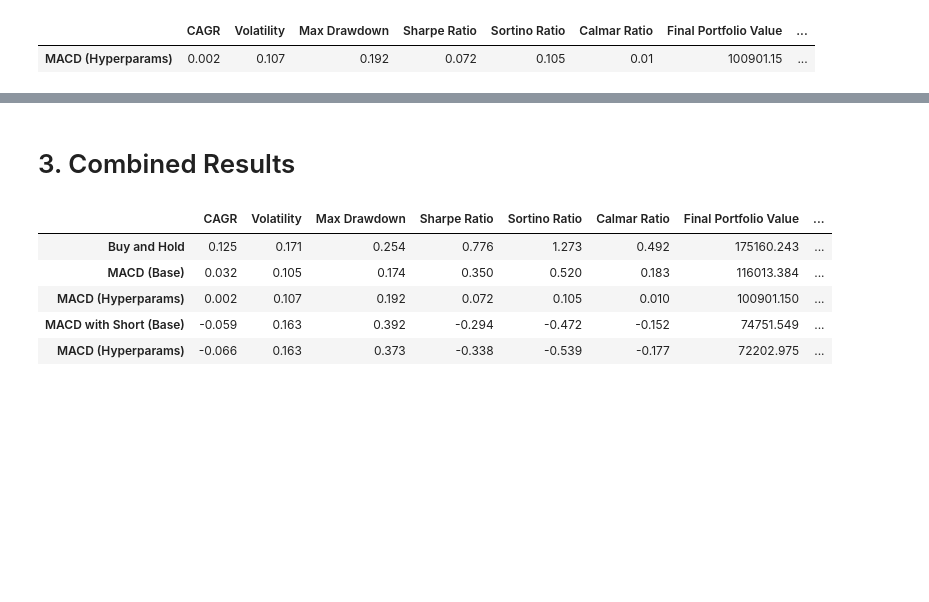
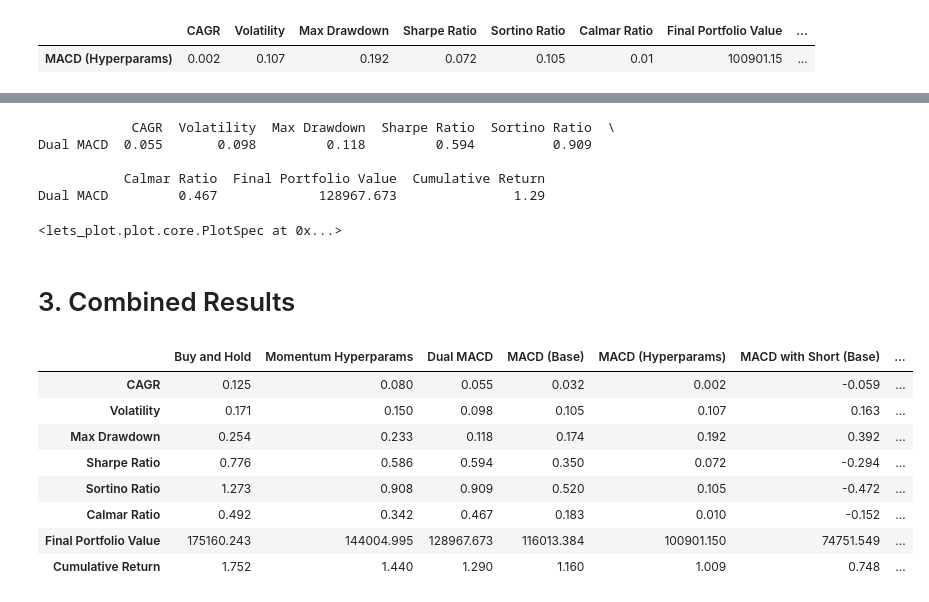
Before and after one commit to njh18/qf627-project, a Jupyter notebook: QF627_group_9_combined.ipynb, the cells around one changed output, grey strips where cells are left out. Drawn from its saved outputs; the diff is of its cells as text; code cells hidden in the pictures; blank space fills up the shorter version.

Commit message:
Add dual MACD

```diff
--- a/QF627_group_9_combined.ipynb
+++ b/QF627_group_9_combined.ipynb
@@ -666,0 +725,10 @@ combined_results.append(vol_clustering_macd_metric)
+# %%
+momentum_hyperparam_metrics =\
+(
+    compute_performance_metrics(
+        best_momentum_df['strategy_returns'],
+        initial_capital=starting_capital,
+        strategy='Momentum Hyperparams'
+    )
+)
+momentum_hyperparam_metrics
@@ -666,0 +738,2 @@ combined_results.append(vol_clustering_macd_metric)
+# %%
+combined_results.append(momentum_hyperparam_metrics)
@@ -667,17 +787,48 @@ combined_results.append(vol_clustering_macd_metric)
+# %%
+dual_macd_metrics = \
+(
+    compute_performance_metrics(
+        log_returns=dual_macd['strategy_returns'].fillna(0),
+        initial_capital=starting_capital,
+        strategy = 'Dual MACD'
+    )
+)
+print(dual_macd_metrics)
+# %% [output]
+            CAGR  Volatility  Max Drawdown  Sharpe Ratio  Sortino Ratio  \
+Dual MACD  0.055       0.098         0.118         0.594          0.909
+
+           Calmar Ratio  Final Portfolio Value  Cumulative Return
+Dual MACD         0.467             128967.673               1.29
+# %%
+(
+    plot_cumulative_returns(
+        df =dual_macd.reset_index(),
+        passive_column='cumulative_passive_returns',
+        strategy_column='cumulative_strategy_returns'
+    )
+)
+# %% [output]
+<lets_plot.plot.core.PlotSpec at 0x...>
+# %%
+combined_results.append(dual_macd_metrics)
 # %% [markdown]
 # 3. Combined Results
 # %%
 (
     pd.concat(
         combined_results,
         axis=0
     )
     .sort_values(by='Final Portfolio Value', ascending=False)
-)
+).T
 # %% [output]
-|  | CAGR | Volatility | Max Drawdown | Sharpe Ratio | Sortino Ratio | Calmar Ratio | Final Portfolio Value | ... |
-| Buy and Hold | 0.125 | 0.171 | 0.254 | 0.776 | 1.273 | 0.492 | 175160.243 | ... |
-| MACD (Base) | 0.032 | 0.105 | 0.174 | 0.350 | 0.520 | 0.183 | 116013.384 | ... |
-| MACD (Hyperparams) | 0.002 | 0.107 | 0.192 | 0.072 | 0.105 | 0.010 | 100901.150 | ... |
-| MACD with Short (Base) | -0.059 | 0.163 | 0.392 | -0.294 | -0.472 | -0.152 | 74751.549 | ... |
-| MACD (Hyperparams) | -0.066 | 0.163 | 0.373 | -0.338 | -0.539 | -0.177 | 72202.975 | ... |
+|  | Buy and Hold | Momentum Hyperparams | Dual MACD | MACD (Base) | MACD (Hyperparams) | MACD with Short (Base) | ... |
+| CAGR | 0.125 | 0.080 | 0.055 | 0.032 | 0.002 | -0.059 | ... |
+| Volatility | 0.171 | 0.150 | 0.098 | 0.105 | 0.107 | 0.163 | ... |
+| Max Drawdown | 0.254 | 0.233 | 0.118 | 0.174 | 0.192 | 0.392 | ... |
+| Sharpe Ratio | 0.776 | 0.586 | 0.594 | 0.350 | 0.072 | -0.294 | ... |
+| Sortino Ratio | 1.273 | 0.908 | 0.909 | 0.520 | 0.105 | -0.472 | ... |
+| Calmar Ratio | 0.492 | 0.342 | 0.467 | 0.183 | 0.010 | -0.152 | ... |
+| Final Portfolio Value | 175160.243 | 144004.995 | 128967.673 | 116013.384 | 100901.150 | 74751.549 | ... |
+| Cumulative Return | 1.752 | 1.440 | 1.290 | 1.160 | 1.009 | 0.748 | ... |
```
Also changed, not shown: parts of 15 cells of this notebook, 3 other files.
